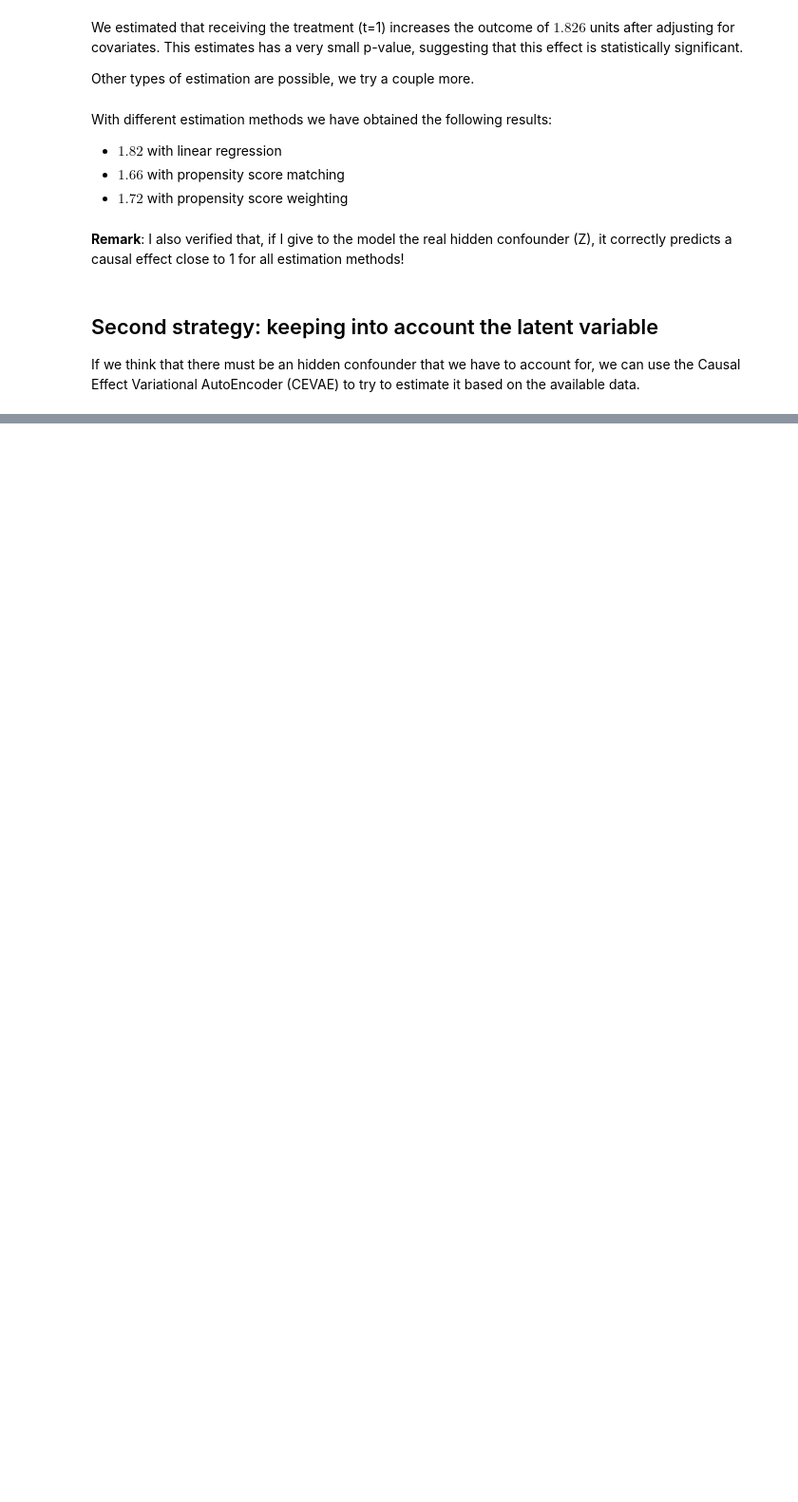
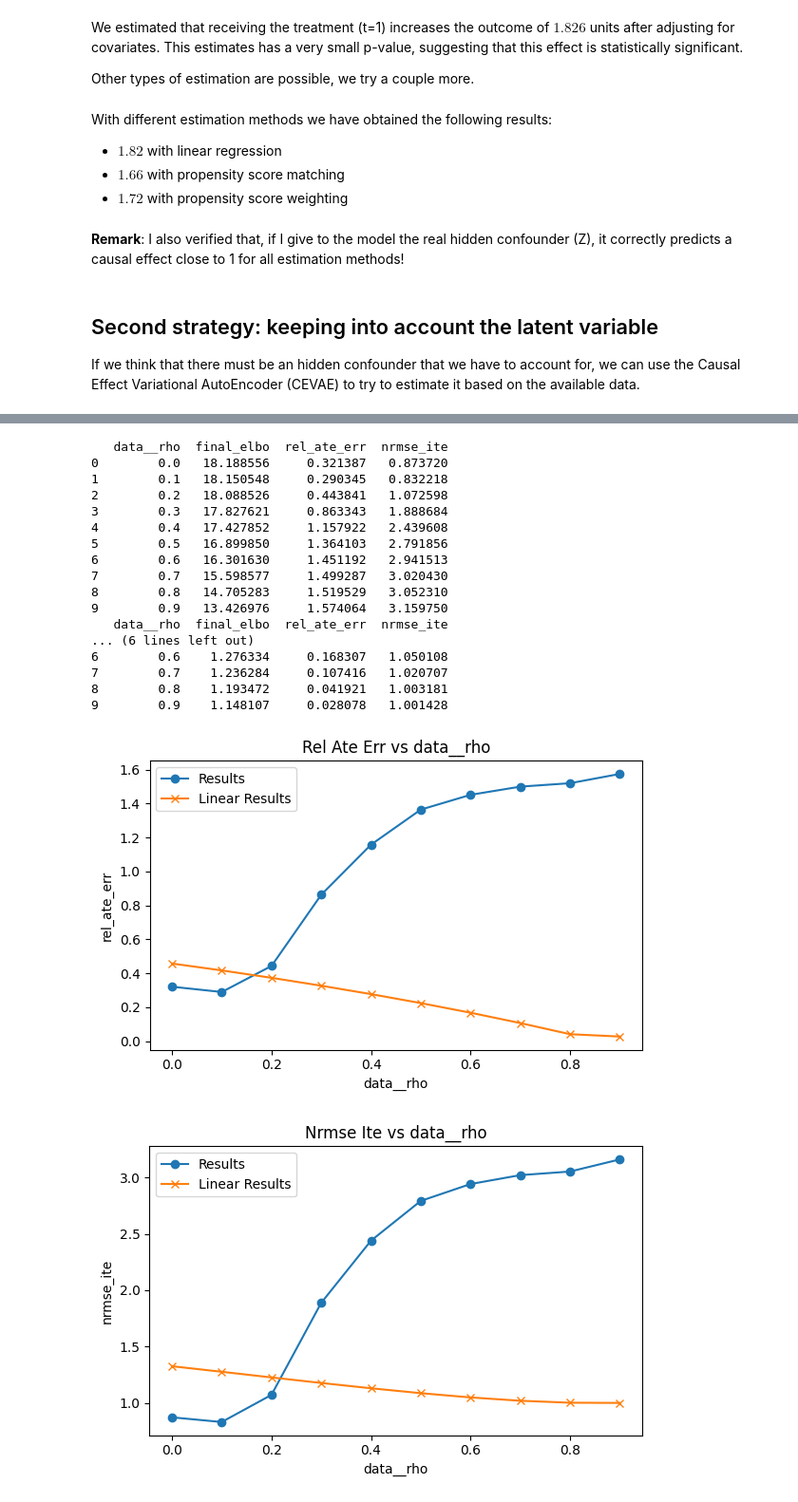
Before and after one commit to christianfaccio/causal_machine_learning, a Jupyter notebook: src/causal_effect_inference.ipynb, the cells around one changed output, grey strips where cells are left out. Shown at 95% size. Saved outputs shown, nothing was run; the diff lists cells and outputs as text; code cells hidden in the pictures; blank space fills up the shorter version.

```diff
--- a/src/causal_effect_inference.ipynb
+++ b/src/causal_effect_inference.ipynb
@@ -678,10 +599,26 @@ plot_two_experiment_results(results, linear_results, x_param="data__n")
 # %%
-results = run_experiment(
-    param_grid   = {"data__shuffle_pct": np.linspace(0, 1, 11)},
-    data_fn      = synthetic_dataset_linear,
-    model_cls    = CEVAE,
+# set up params to sweep
+param_grid = {
+    "data__rho": np.linspace(0.0, 0.9, 10),
+}
+
+# run the experiment
+corr = run_experiment(
+    param_grid,
+    data_fn=synthetic_dataset_non_linear,
+    model_cls=CEVAE,
+    metrics_fns=metrics,
+    data_kwargs=data_defaults_non_lin,
+    model_kwargs=model_defaults,
+    fit_kwargs=fit_defaults,
+)
+
+corr_baseline = run_experiment(
+    param_grid   = param_grid,
+    data_fn      = synthetic_dataset_non_linear,
+    model_cls    = LinearModel,
     metrics_fns  = metrics,
-    data_kwargs  = data_defaults_linear,
-    model_kwargs = model_defaults,
-    fit_kwargs   = fit_defaults,
+    data_kwargs = data_defaults_non_lin,
+    model_kwargs  = {},
+    fit_kwargs   = {},
 )
@@ -688,2 +643,24 @@ results = run_experiment(
 # %%
-plot_experiment_results(results)
+print(corr)
+print(corr_baseline)
+plot_two_experiment_results(corr, corr_baseline, x_param="data__rho")
+# %% [output]
+   data__rho  final_elbo  rel_ate_err  nrmse_ite
+0        0.0   18.188556     0.321387   0.873720
+1        0.1   18.150548     0.290345   0.832218
+2        0.2   18.088526     0.443841   1.072598
+3        0.3   17.827621     0.863343   1.888684
+4        0.4   17.427852     1.157922   2.439608
+5        0.5   16.899850     1.364103   2.791856
+6        0.6   16.301630     1.451192   2.941513
+7        0.7   15.598577     1.499287   3.020430
+8        0.8   14.705283     1.519529   3.052310
+9        0.9   13.426976     1.574064   3.159750
+   data__rho  final_elbo  rel_ate_err  nrmse_ite
+... (6 lines left out)
+6        0.6    1.276334     0.168307   1.050108
+7        0.7    1.236284     0.107416   1.020707
+8        0.8    1.193472     0.041921   1.003181
+9        0.9    1.148107     0.028078   1.001428
+[figure, added]
+[figure, added]
```
Also changed, not shown: parts of 62 cells of this notebook, 4 other files.
